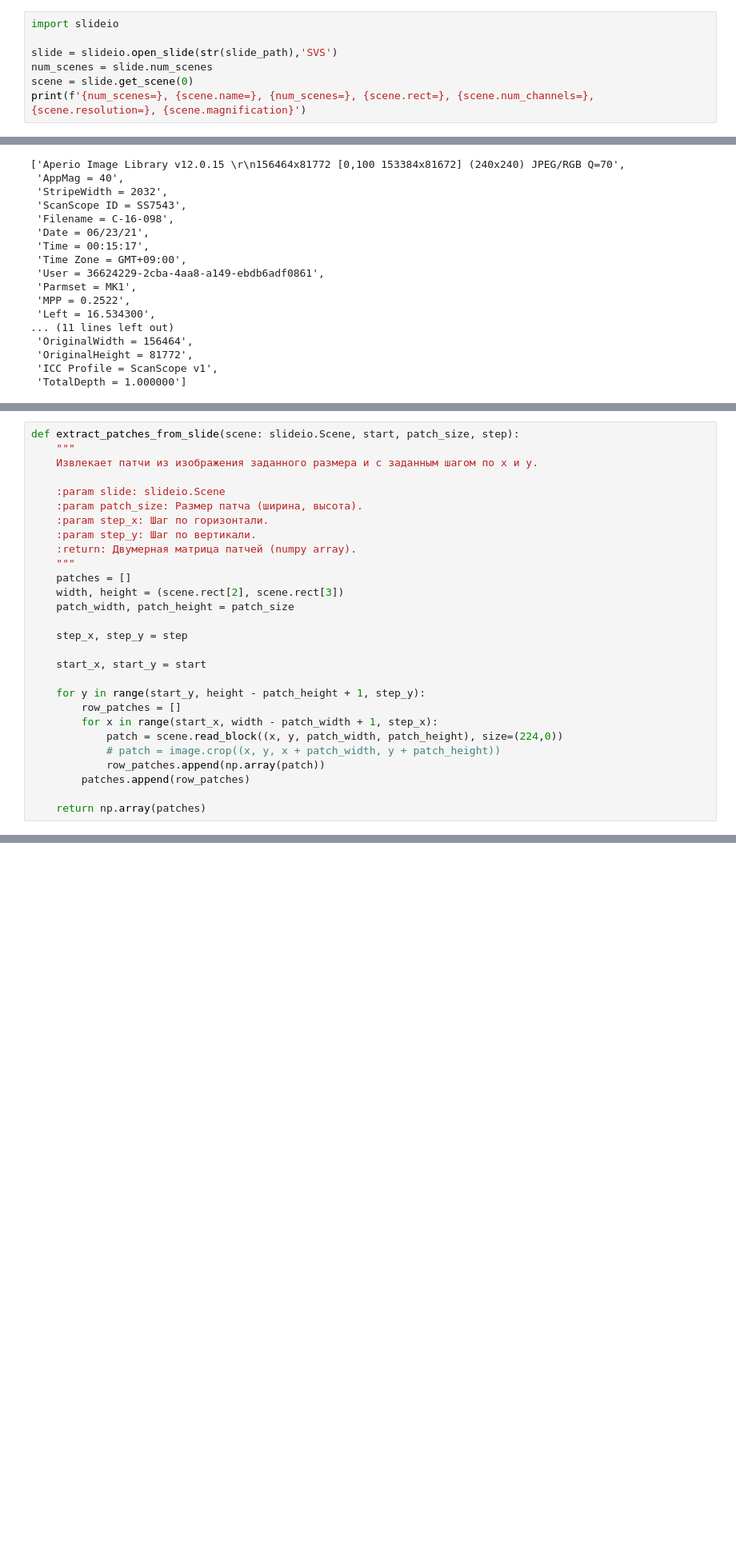
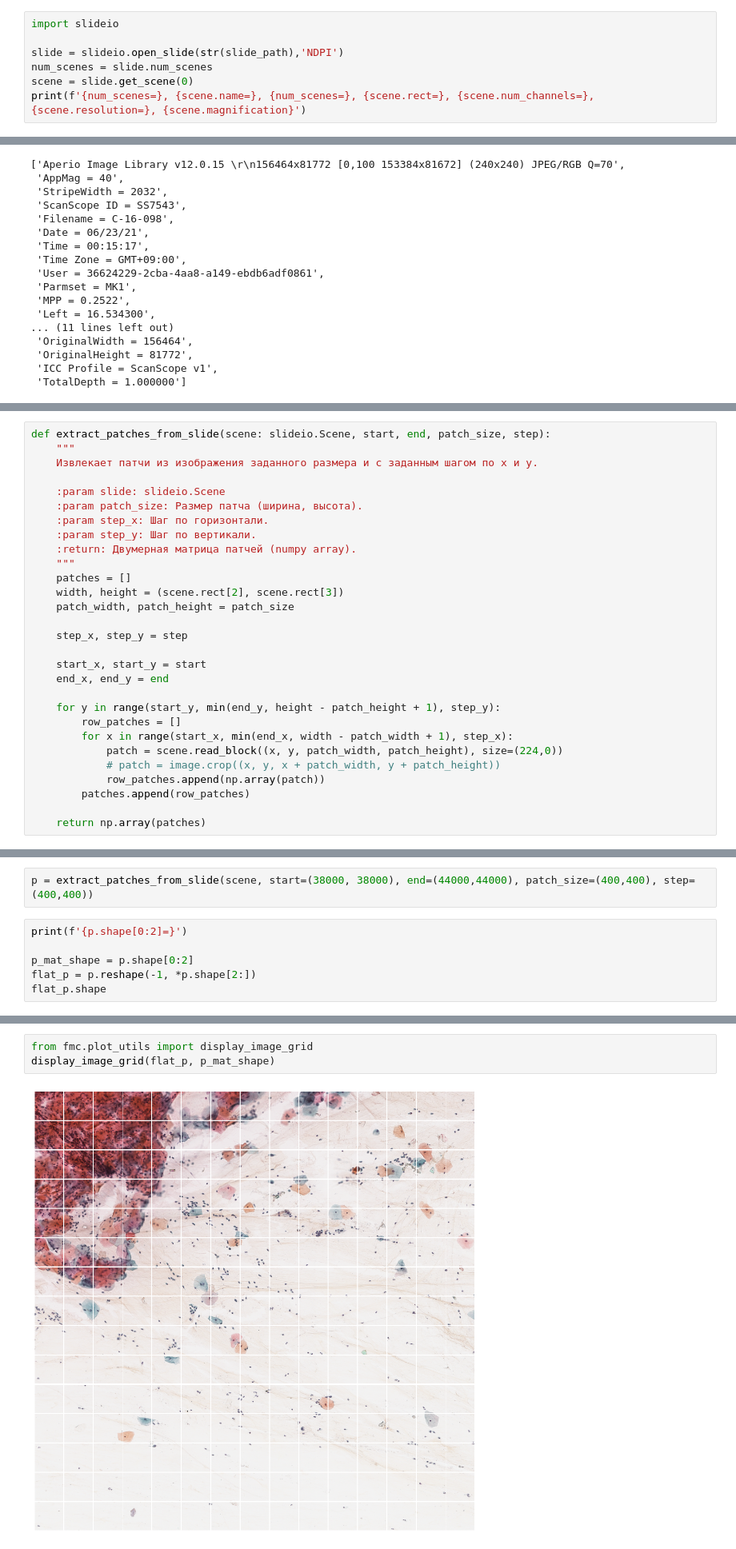
Before and after one commit to thingumajig/feature-map-experiments, a Jupyter notebook: notebooks/patchify.ipynb, the cells around one changed output, grey strips where cells are left out. Shown at 80% size. Saved outputs shown, nothing was run; the diff lists cells and outputs as text; blank space fills up the shorter version.

```diff
--- a/notebooks/patchify.ipynb
+++ b/notebooks/patchify.ipynb
@@ -69,7 +83,7 @@ pyvips                    2.2.3
 # %%
 import slideio
 
-slide = slideio.open_slide(str(slide_path),'SVS')
+slide = slideio.open_slide(str(slide_path),'NDPI')
 num_scenes = slide.num_scenes
 scene = slide.get_scene(0)
 print(f'{num_scenes=}, {scene.name=}, {num_scenes=}, {scene.rect=}, {scene.num_channels=}, {scene.resolution=}, {scene.magnification}')
@@ -110,7 +122,7 @@ Image.fromarray(image).convert('RGB').show()
 # %% [output]
 [figure]
 # %%
-def extract_patches_from_slide(scene: slideio.Scene, start, patch_size, step):
+def extract_patches_from_slide(scene: slideio.Scene, start, end, patch_size, step):
     """
     Извлекает патчи из изображения заданного размера и с заданным шагом по x и y.
 
@@ -127,10 +139,11 @@ def extract_patches_from_slide(scene: slideio.Scene, start, patch_size, step):
     step_x, step_y = step
 
     start_x, start_y = start
+    end_x, end_y = end
 
-    for y in range(start_y, height - patch_height + 1, step_y):
+    for y in range(start_y, min(end_y, height - patch_height + 1), step_y):
         row_patches = []
-        for x in range(start_x, width - patch_width + 1, step_x):
+        for x in range(start_x, min(end_x, width - patch_width + 1), step_x):
             patch = scene.read_block((x, y, patch_width, patch_height), size=(224,0))
             # patch = image.crop((x, y, x + patch_width, y + patch_height))
             row_patches.append(np.array(patch))
@@ -145,0 +153,8 @@ p.shape
+# %%
+p = extract_patches_from_slide(scene, start=(38000, 38000), end=(44000,44000), patch_size=(400,400), step=(400,400))
+# %%
+print(f'{p.shape[0:2]=}')
+
+p_mat_shape = p.shape[0:2]
+flat_p = p.reshape(-1, *p.shape[2:])
+flat_p.shape
@@ -145,0 +164,5 @@ p.shape
+# %%
+from fmc.plot_utils import display_image_grid
+display_image_grid(flat_p, p_mat_shape)
+# %% [output]
+[figure, added]
```
Also changed, not shown: parts of 15 cells of this notebook, 4 other files.
